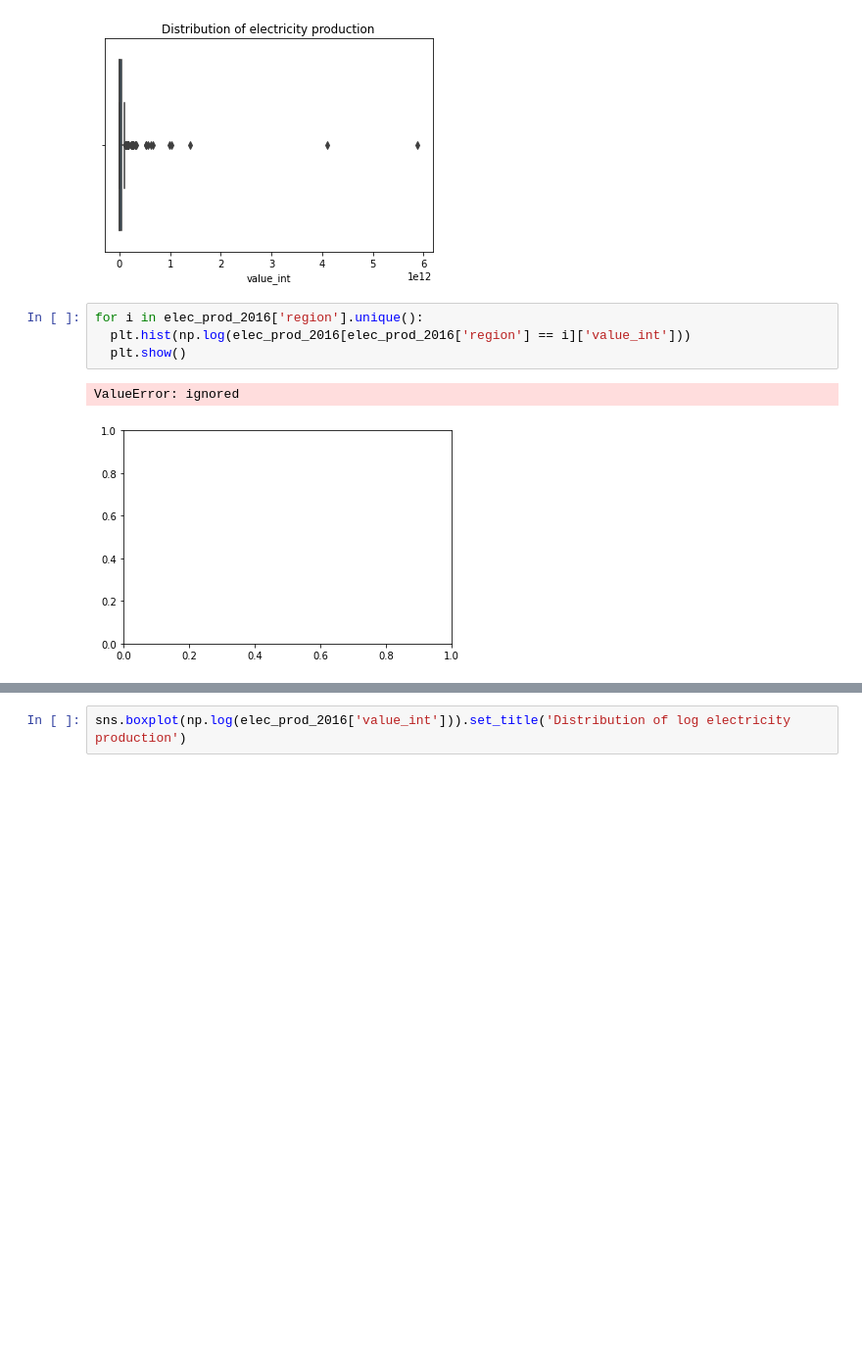
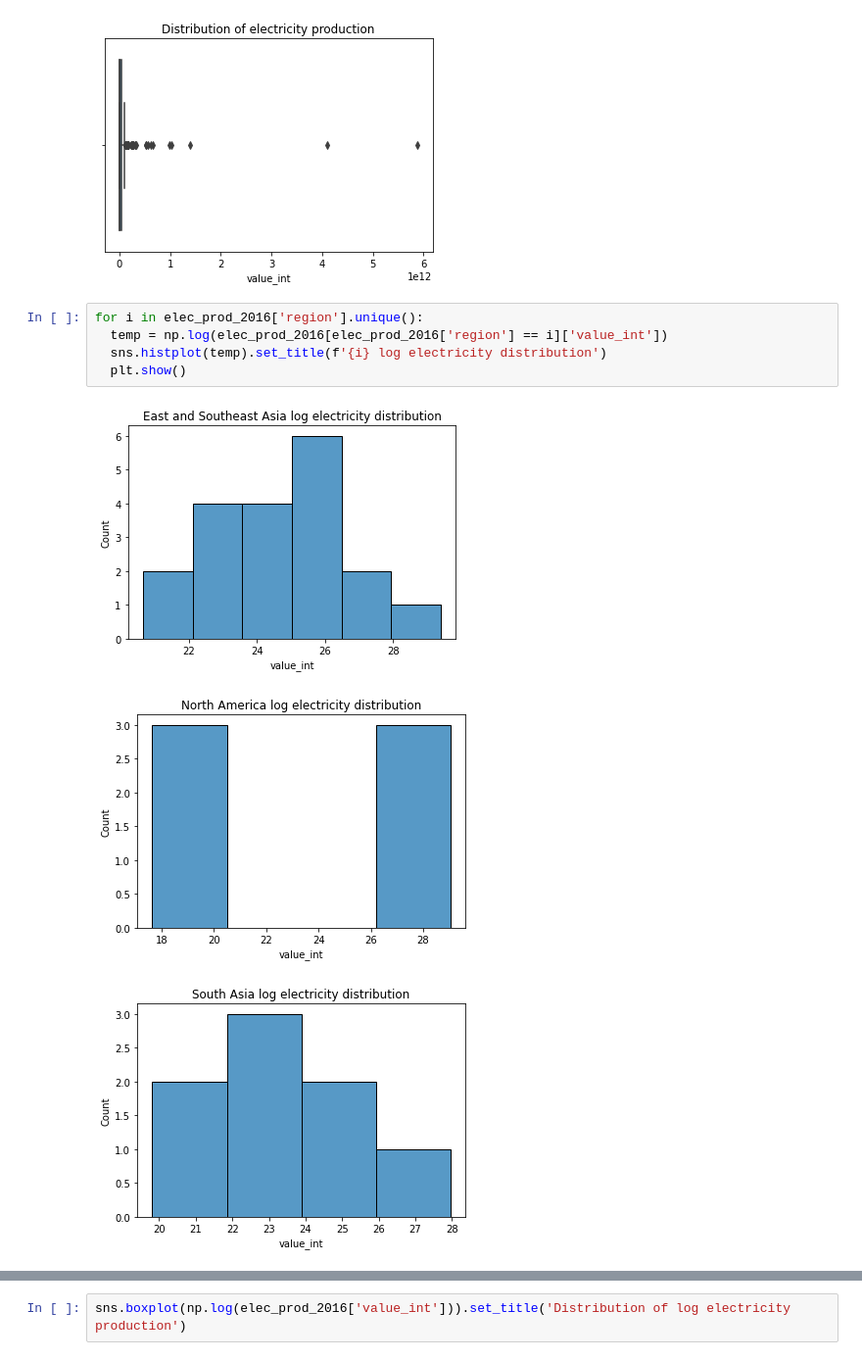
Before and after one commit to huesofenigma/DS4A_energy, a Jupyter notebook: ds4a_eda_isabella.ipynb, the cells around one changed output, grey strips where cells are left out. Shown at 98% size. Cells and saved outputs as stored; diff of their text form; blank space fills up the shorter version.

```diff
--- a/ds4a_eda_isabella.ipynb
+++ b/ds4a_eda_isabella.ipynb
@@ -69,8 +69,10 @@ Text(0.5, 1.0, 'Distribution of electricity production')
 [figure]
 # %%
 for i in elec_prod_2016['region'].unique():
-  plt.hist(np.log(elec_prod_2016[elec_prod_2016['region'] == i]['value_int']))
+  temp = np.log(elec_prod_2016[elec_prod_2016['region'] == i]['value_int'])
+  sns.histplot(temp).set_title(f'{i} log electricity distribution')
   plt.show()
 # %% [output]
-ValueError: ignored
-[figure, old version]
+[figure, new version]
+[figure, added]
+[figure, added]
```
Also changed, not shown: parts of 1 cell of this notebook.
